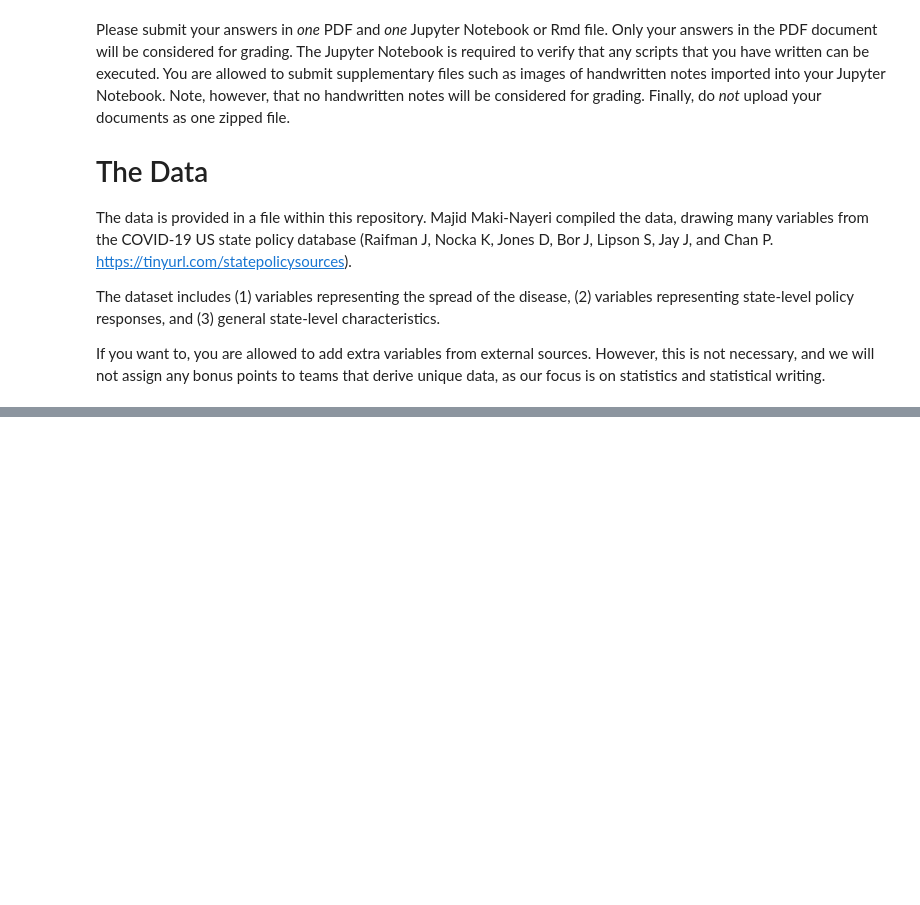
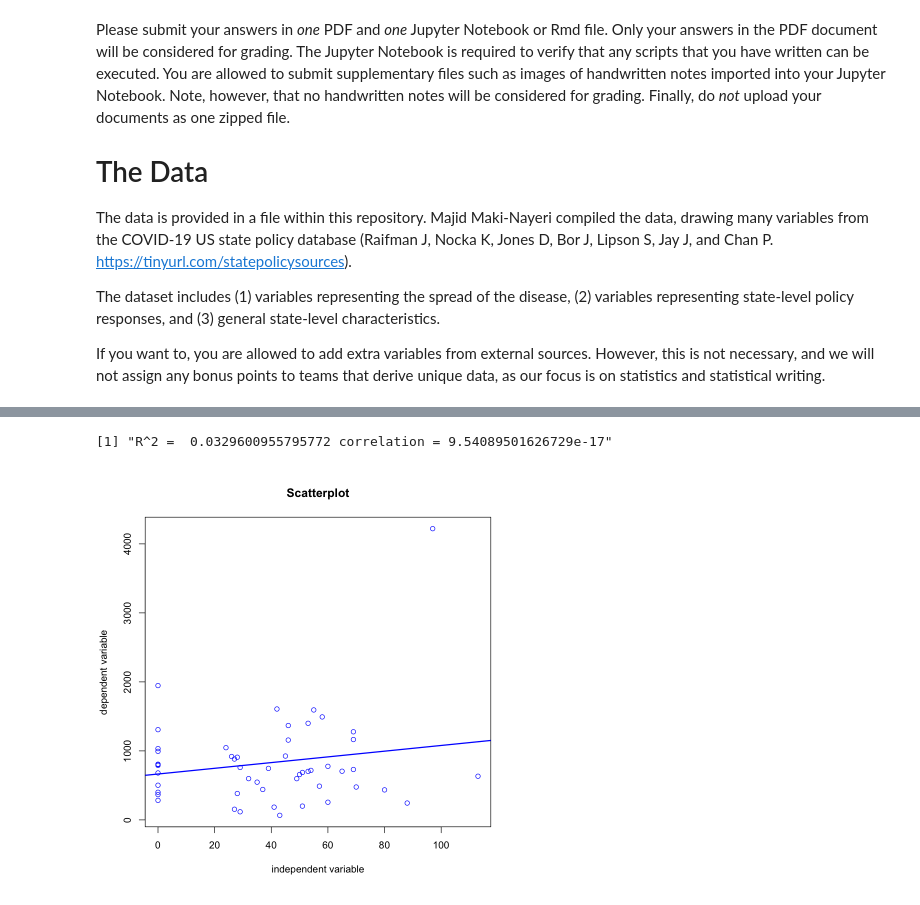
Before and after one commit to MadhuAtBerkeley/Lab-3, a Jupyter notebook: lab_3.ipynb, the cells around one changed output, grey strips where cells are left out. Cells and saved outputs as stored; diff of their text form; code cells hidden in the pictures; blank space fills up the shorter version.

```diff
--- a/lab_3.ipynb
+++ b/lab_3.ipynb
@@ -155,0 +315,7 @@ As above, you must submit both the source and pdf files.  Be sure to include the
+# %%
+# add Daydf1$days.ins in SIP
+df1$days.in.sip <- df1$`End/relax.stay.at.home/shelter.in.place` - df1$`Stay.at.home/.shelter.in.place`
+run_simple_regression(df1$days.in.sip, df1$RatePer100000)
+# %% [output]
+[1] "R^2 =  0.0329600955795772 correlation = 9.54089501626729e-17"
+[figure, added]
```
Also changed, not shown: parts of 16 cells of this notebook.
